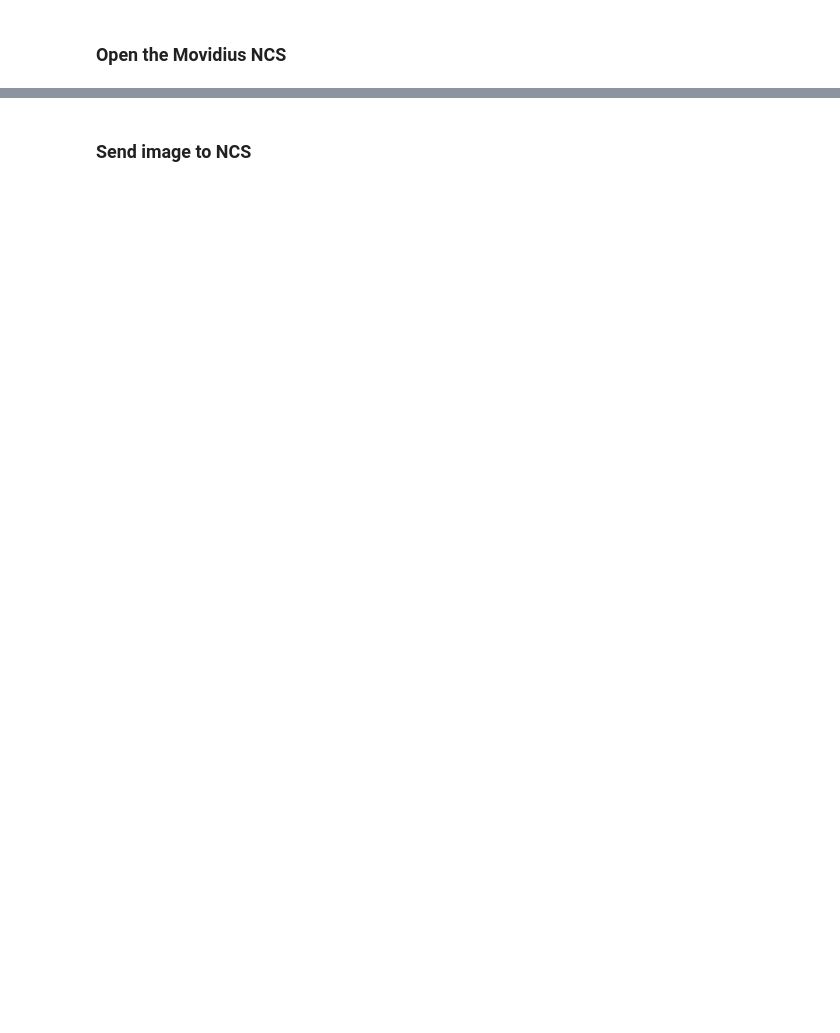
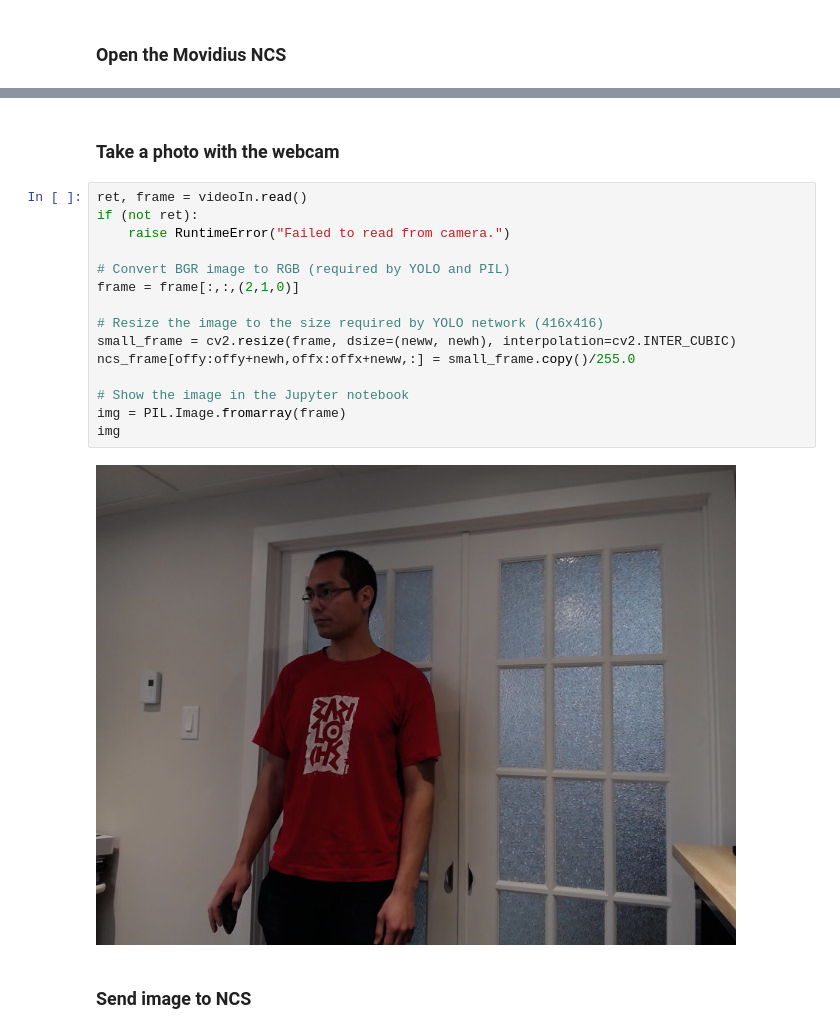
Before and after one commit to StudiousStone/pynq-ncs-yolo-v2, a Jupyter notebook: notebooks/yolo-v2-webcam.ipynb, the cells around one changed output, grey strips where cells are left out. Saved outputs shown, nothing was run; the diff lists cells and outputs as text; blank space fills up the shorter version.

```diff
--- a/notebooks/yolo-v2-webcam.ipynb
+++ b/notebooks/yolo-v2-webcam.ipynb
@@ -78,3 +87,22 @@ Graph file loaded to Movidius NCS
+# %% [markdown]
+### Take a photo with the webcam
+# %%
+ret, frame = videoIn.read()
+if (not ret):
+    raise RuntimeError("Failed to read from camera.")
+
+# Convert BGR image to RGB (required by YOLO and PIL)
+frame = frame[:,:,(2,1,0)]
+
+# Resize the image to the size required by YOLO network (416x416)
+small_frame = cv2.resize(frame, dsize=(neww, newh), interpolation=cv2.INTER_CUBIC)
+ncs_frame[offy:offy+newh,offx:offx+neww,:] = small_frame.copy()/255.0
+
+# Show the image in the Jupyter notebook
+img = PIL.Image.fromarray(frame)
+img
+# %% [output]
+[figure, added]
 # %% [markdown]
 ### Send image to NCS
 # %%
```
Also changed, not shown: parts of 9 cells of this notebook, 4 other files.
